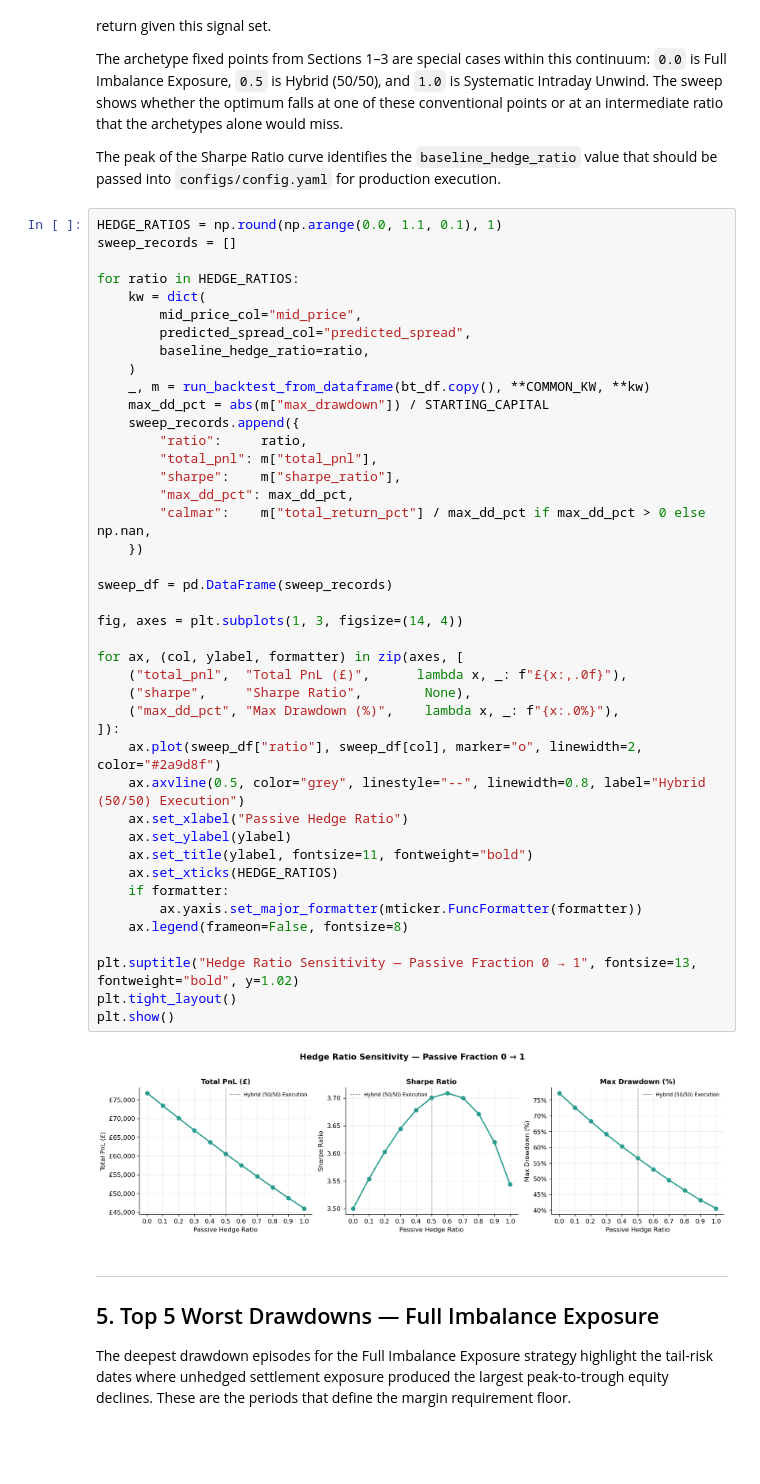
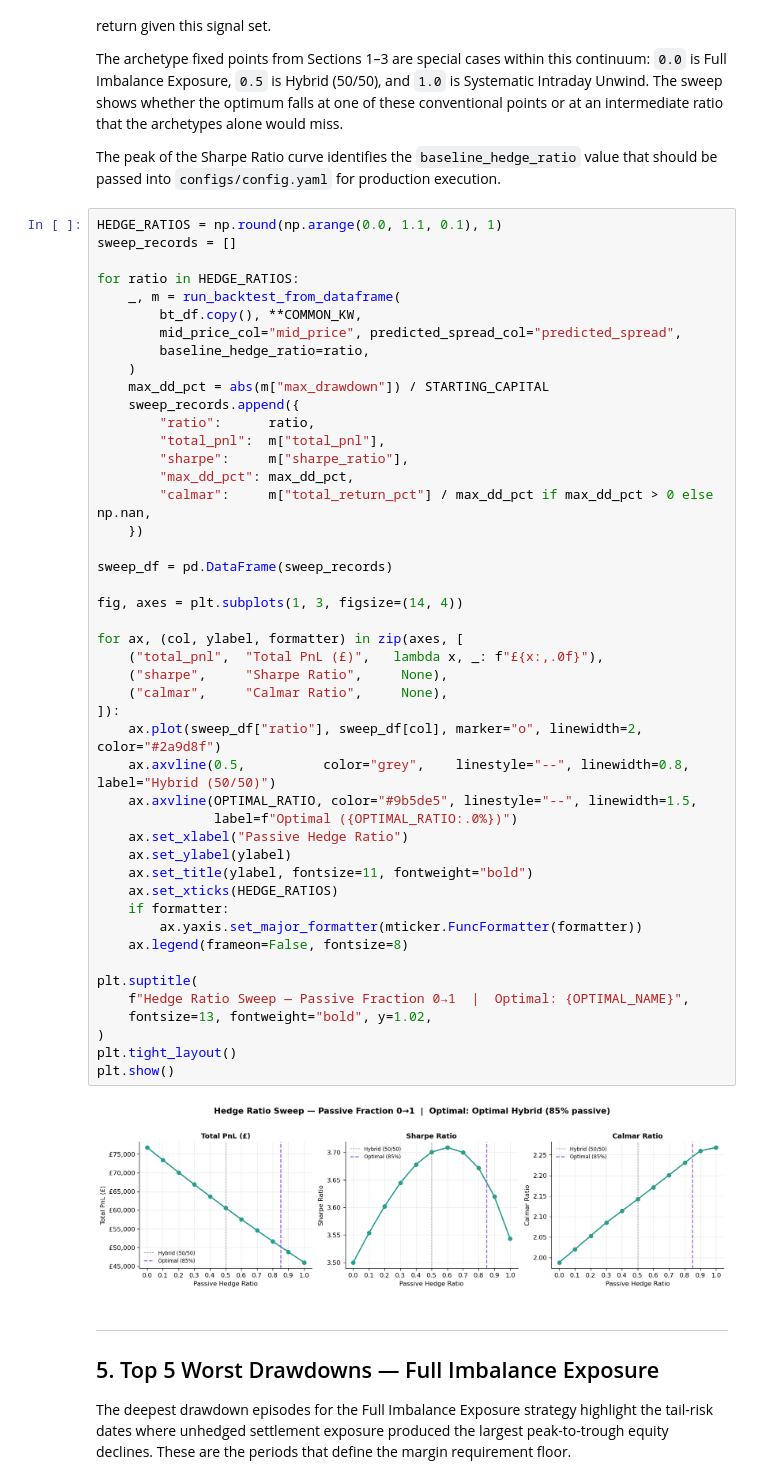
Before and after one commit to shaw029/power-trading, a Jupyter notebook: notebooks/02_hybrid_execution_analysis.ipynb, the cells around one changed output. Saved outputs shown, nothing was run; the diff lists cells and outputs as text; blank space fills up the shorter version.

```diff
--- a/notebooks/02_hybrid_execution_analysis.ipynb
+++ b/notebooks/02_hybrid_execution_analysis.ipynb
@@ -219,47 +318,51 @@ The peak of the Sharpe Ratio curve identifies the `baseline_hedge_ratio` value t
 # %%
 HEDGE_RATIOS = np.round(np.arange(0.0, 1.1, 0.1), 1)
 sweep_records = []
 
 for ratio in HEDGE_RATIOS:
-    kw = dict(
-        mid_price_col="mid_price",
-        predicted_spread_col="predicted_spread",
+    _, m = run_backtest_from_dataframe(
+        bt_df.copy(), **COMMON_KW,
+        mid_price_col="mid_price", predicted_spread_col="predicted_spread",
         baseline_hedge_ratio=ratio,
     )
-    _, m = run_backtest_from_dataframe(bt_df.copy(), **COMMON_KW, **kw)
     max_dd_pct = abs(m["max_drawdown"]) / STARTING_CAPITAL
     sweep_records.append({
-        "ratio":     ratio,
-        "total_pnl": m["total_pnl"],
-        "sharpe":    m["sharpe_ratio"],
+        "ratio":      ratio,
+        "total_pnl":  m["total_pnl"],
+        "sharpe":     m["sharpe_ratio"],
         "max_dd_pct": max_dd_pct,
-        "calmar":    m["total_return_pct"] / max_dd_pct if max_dd_pct > 0 else np.nan,
+        "calmar":     m["total_return_pct"] / max_dd_pct if max_dd_pct > 0 else np.nan,
     })
 
 sweep_df = pd.DataFrame(sweep_records)
 
 fig, axes = plt.subplots(1, 3, figsize=(14, 4))
 
 for ax, (col, ylabel, formatter) in zip(axes, [
-    ("total_pnl",  "Total PnL (£)",      lambda x, _: f"£{x:,.0f}"),
-    ("sharpe",     "Sharpe Ratio",        None),
-    ("max_dd_pct", "Max Drawdown (%)",    lambda x, _: f"{x:.0%}"),
+    ("total_pnl",  "Total PnL (£)",   lambda x, _: f"£{x:,.0f}"),
+    ("sharpe",     "Sharpe Ratio",     None),
+    ("calmar",     "Calmar Ratio",     None),
 ]):
     ax.plot(sweep_df["ratio"], sweep_df[col], marker="o", linewidth=2, color="#2a9d8f")
-    ax.axvline(0.5, color="grey", linestyle="--", linewidth=0.8, label="Hybrid (50/50) Execution")
+    ax.axvline(0.5,          color="grey",    linestyle="--", linewidth=0.8, label="Hybrid (50/50)")
+    ax.axvline(OPTIMAL_RATIO, color="#9b5de5", linestyle="--", linewidth=1.5,
+               label=f"Optimal ({OPTIMAL_RATIO:.0%})")
     ax.set_xlabel("Passive Hedge Ratio")
     ax.set_ylabel(ylabel)
     ax.set_title(ylabel, fontsize=11, fontweight="bold")
     ax.set_xticks(HEDGE_RATIOS)
     if formatter:
         ax.yaxis.set_major_formatter(mticker.FuncFormatter(formatter))
     ax.legend(frameon=False, fontsize=8)
 
-plt.suptitle("Hedge Ratio Sensitivity — Passive Fraction 0 → 1", fontsize=13, fontweight="bold", y=1.02)
+plt.suptitle(
+    f"Hedge Ratio Sweep — Passive Fraction 0→1  |  Optimal: {OPTIMAL_NAME}",
+    fontsize=13, fontweight="bold", y=1.02,
+)
 plt.tight_layout()
 plt.show()
 # %% [output]
-[figure, old version]
+[figure, new version]
 # %% [markdown]
 ---
 ## 5. Top 5 Worst Drawdowns — Full Imbalance Exposure
```
Also changed, not shown: parts of 6 cells of this notebook, 2 other files.
